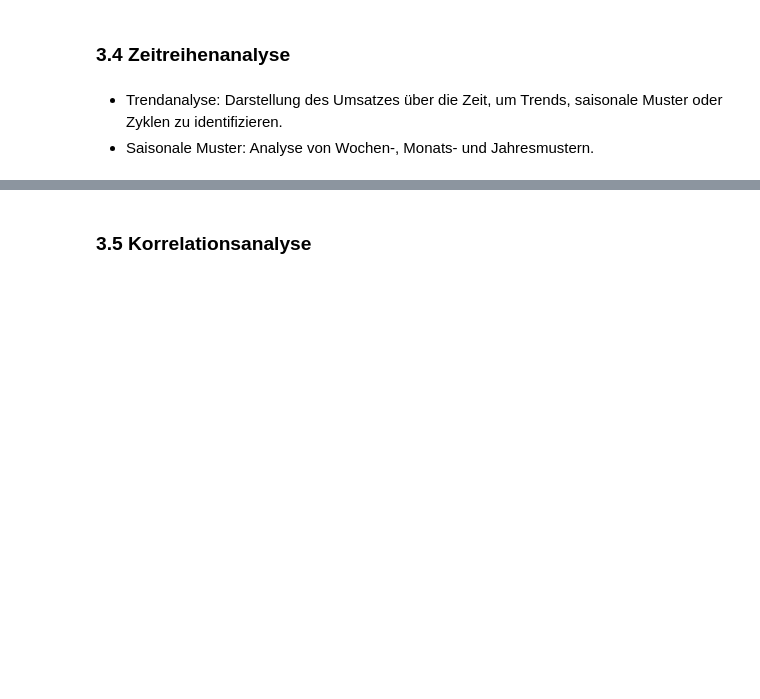
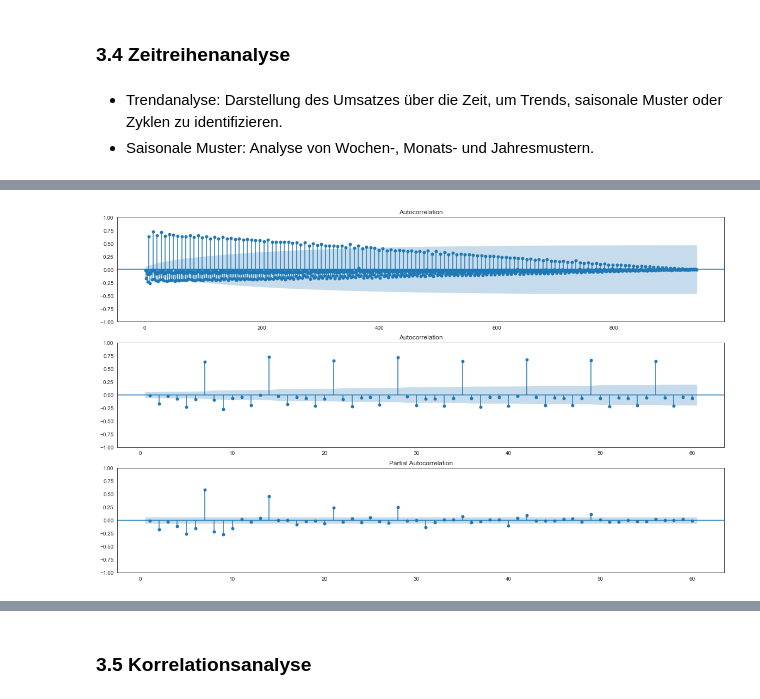
Before and after one commit to AliceKitchkin/Forecasting-Rossmann-Store-Sales, a Jupyter notebook: Forecasting_Notebook.ipynb, the cells around one changed output, grey strips where cells are left out. Cells and saved outputs as stored; diff of their text form; code cells hidden in the pictures; blank space fills up the shorter version.

```diff
--- a/Forecasting_Notebook.ipynb
+++ b/Forecasting_Notebook.ipynb
@@ -255,0 +304,9 @@ display(pd.concat([dtypes, describe]))
+# %%
+fig, axs = plt.subplots(3, figsize= (20,12))
+plot_acf(sample["Kundenanzahl"], lags = len(sample)-1, zero = False, ax = axs[0])
+plot_acf(sample["Kundenanzahl"], lags = 60, zero = False, ax = axs[1])
+plot_pacf(sample["Kundenanzahl"], lags = 60, zero = False, ax = axs[2])
+
+plt.show()
+# %% [output]
+[figure, added]
```
Also changed, not shown: parts of 18 cells of this notebook.
